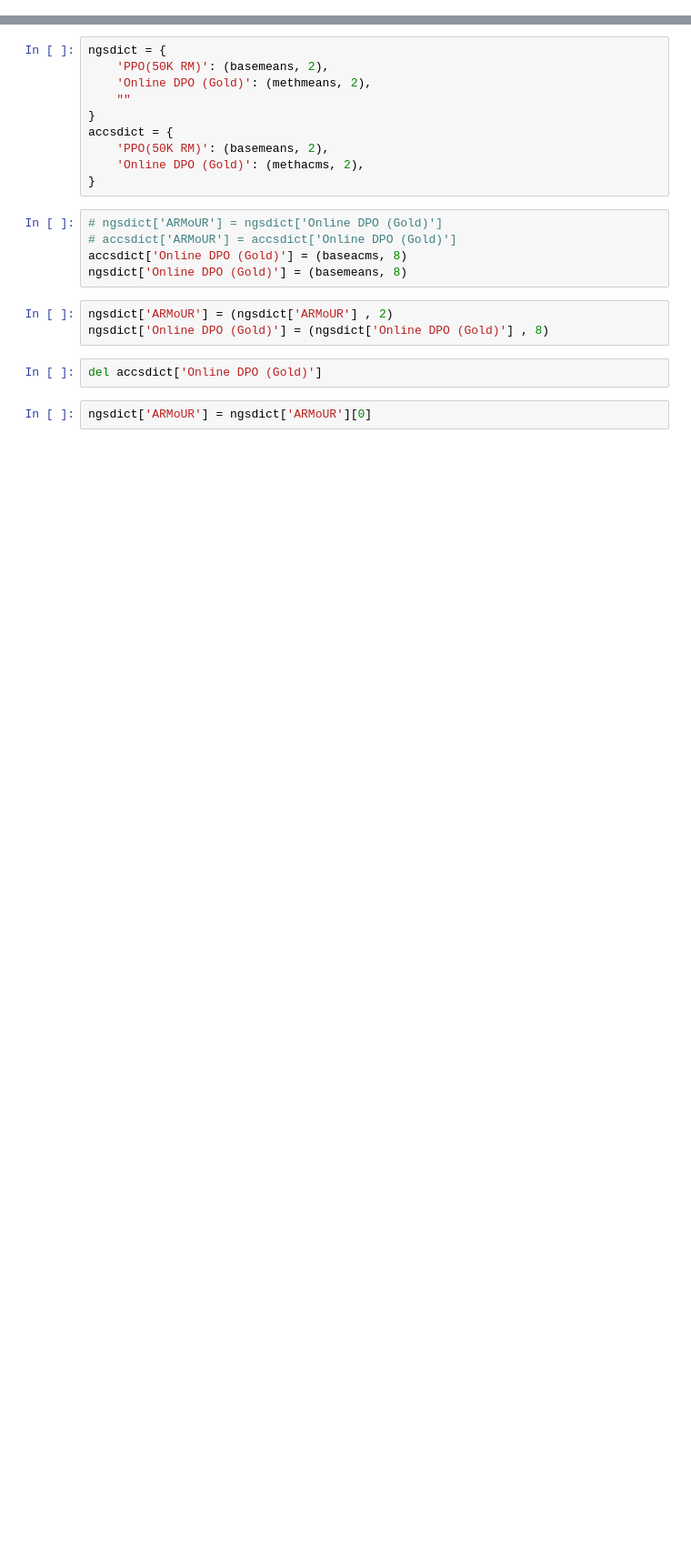
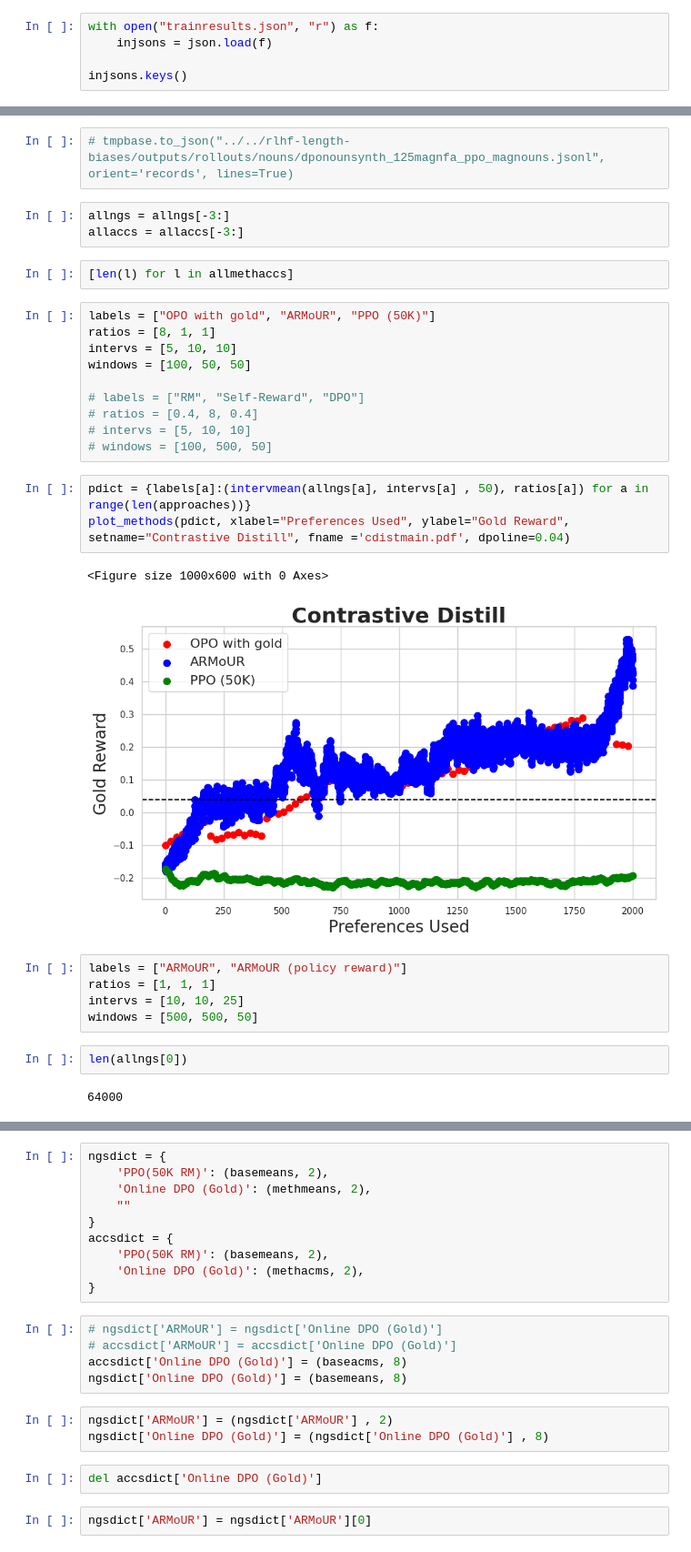
Before and after one commit to PrasannS/d2po, a Jupyter notebook: notebooks/trainlog_analysis.ipynb, the cells around one changed output, grey strips where cells are left out. Shown: that part at 91% size. Saved outputs shown, nothing was run; the diff lists cells and outputs as text; blank space fills up the shorter version.

```diff
--- a/notebooks/trainlog_analysis.ipynb
+++ b/notebooks/trainlog_analysis.ipynb
@@ -278,0 +33,5 @@ loaded method
+# %%
+with open("trainresults.json", "r") as f:
+    injsons = json.load(f)
+
+injsons.keys()
@@ -278,0 +102,32 @@ loaded method
+# %%
+# tmpbase.to_json("../../rlhf-length-biases/outputs/rollouts/nouns/dponounsynth_125magnfa_ppo_magnouns.jsonl", orient='records', lines=True)
+# %%
+allngs = allngs[-3:]
+allaccs = allaccs[-3:]
+# %%
+[len(l) for l in allmethaccs]
+# %%
+labels = ["OPO with gold", "ARMoUR", "PPO (50K)"]
+ratios = [8, 1, 1]
+intervs = [5, 10, 10]
+windows = [100, 50, 50]
+
+# labels = ["RM", "Self-Reward", "DPO"]
+# ratios = [0.4, 8, 0.4]
+# intervs = [5, 10, 10]
+# windows = [100, 500, 50]
+# %%
+pdict = {labels[a]:(intervmean(allngs[a], intervs[a] , 50), ratios[a]) for a in range(len(approaches))}
+plot_methods(pdict, xlabel="Preferences Used", ylabel="Gold Reward", setname="Contrastive Distill", fname ='cdistmain.pdf', dpoline=0.04)
+# %% [output]
+<Figure size 1000x600 with 0 Axes>
+[figure, added]
+# %%
+labels = ["ARMoUR", "ARMoUR (policy reward)"]
+ratios = [1, 1, 1]
+intervs = [10, 10, 25]
+windows = [500, 500, 50]
+# %%
+len(allngs[0])
+# %% [output]
+64000
```
Also changed, not shown: parts of 18 cells of this notebook, 11 other files.
